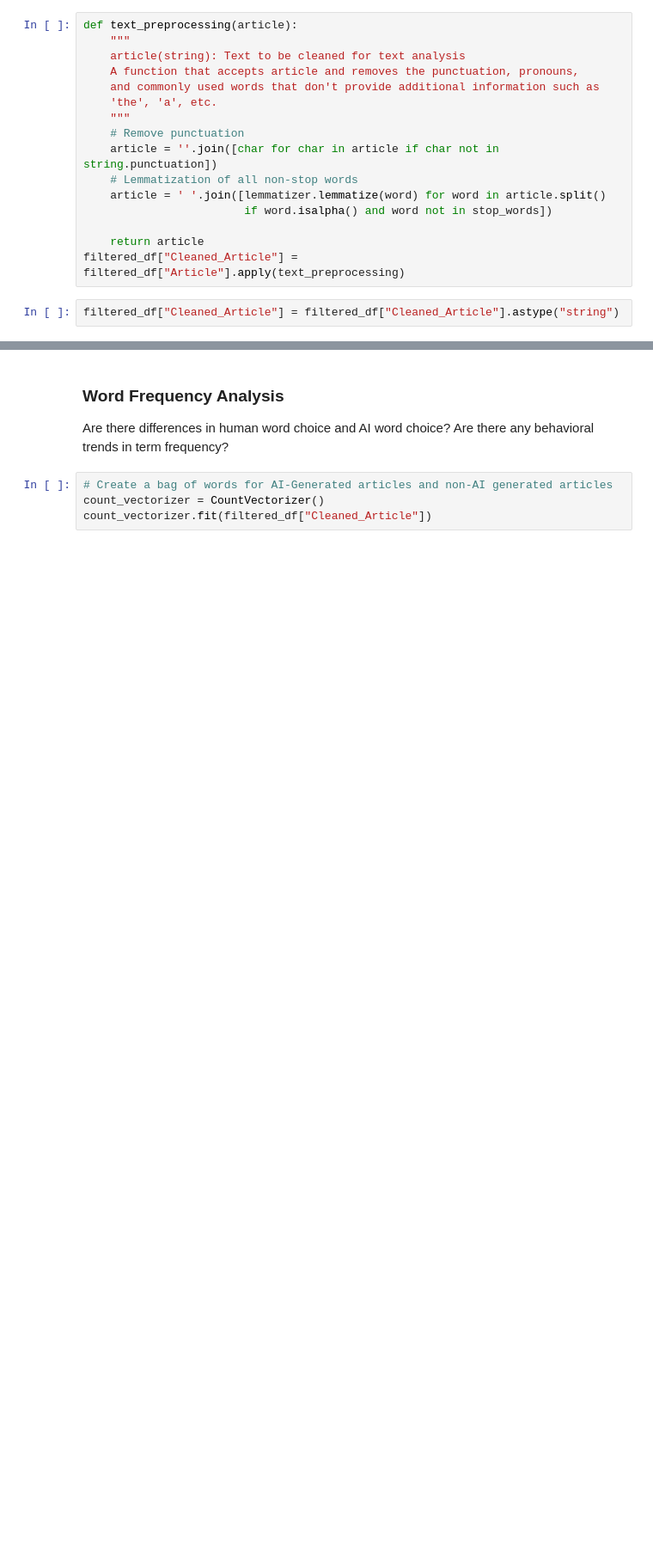
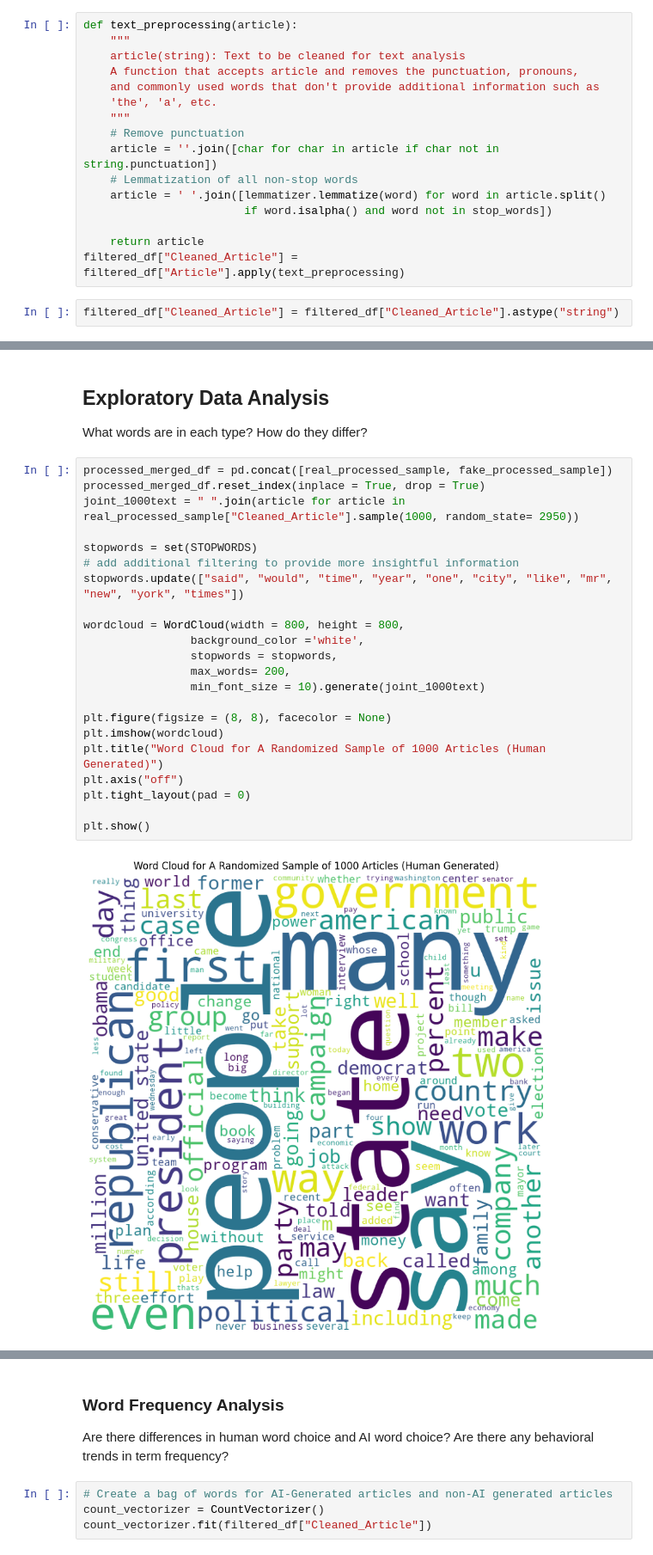
Before and after one commit to mekam790/ai4allc6g3, a Jupyter notebook: data_cleaning_ying.ipynb, the cells around one changed output, grey strips where cells are left out. Shown at 86% size. Saved outputs shown, nothing was run; the diff lists cells and outputs as text; blank space fills up the shorter version.

```diff
--- a/data_cleaning_ying.ipynb
+++ b/data_cleaning_ying.ipynb
@@ -135,0 +163,28 @@ real_processed_sample = real_articles.sample(n=5000)
+# %% [markdown]
+## Exploratory Data Analysis
+
+What words are in each type? How do they differ?
+# %%
+processed_merged_df = pd.concat([real_processed_sample, fake_processed_sample])
+processed_merged_df.reset_index(inplace = True, drop = True)
+joint_1000text = " ".join(article for article in real_processed_sample["Cleaned_Article"].sample(1000, random_state= 2950))
+
+stopwords = set(STOPWORDS)
+# add additional filtering to provide more insightful information
+stopwords.update(["said", "would", "time", "year", "one", "city", "like", "mr", "new", "york", "times"])
+
+wordcloud = WordCloud(width = 800, height = 800,
+                background_color ='white',
+                stopwords = stopwords,
+                max_words= 200,
+                min_font_size = 10).generate(joint_1000text)
+
+plt.figure(figsize = (8, 8), facecolor = None)
+plt.imshow(wordcloud)
+plt.title("Word Cloud for A Randomized Sample of 1000 Articles (Human Generated)")
+plt.axis("off")
+plt.tight_layout(pad = 0)
+
+plt.show()
+# %% [output]
+[figure, added]
```
Also changed, not shown: parts of 37 cells of this notebook, 1 other file.
